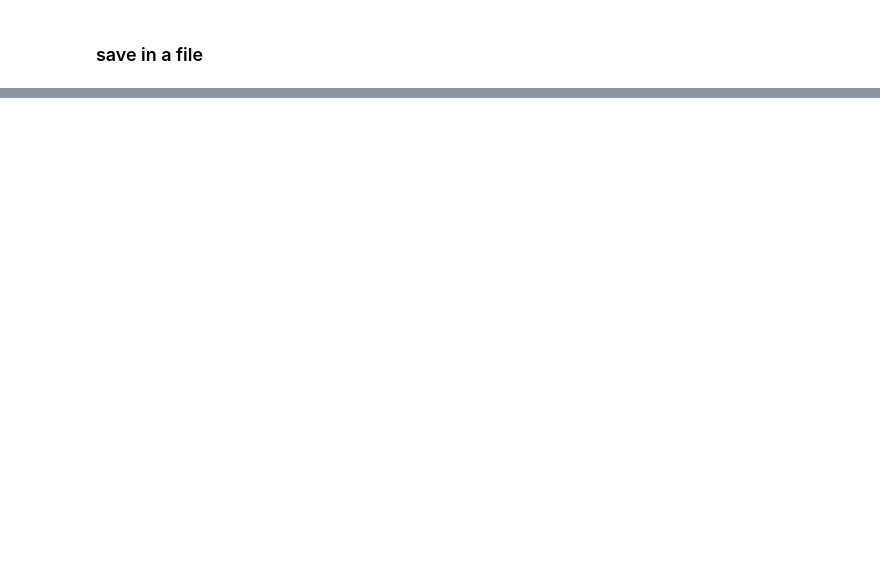
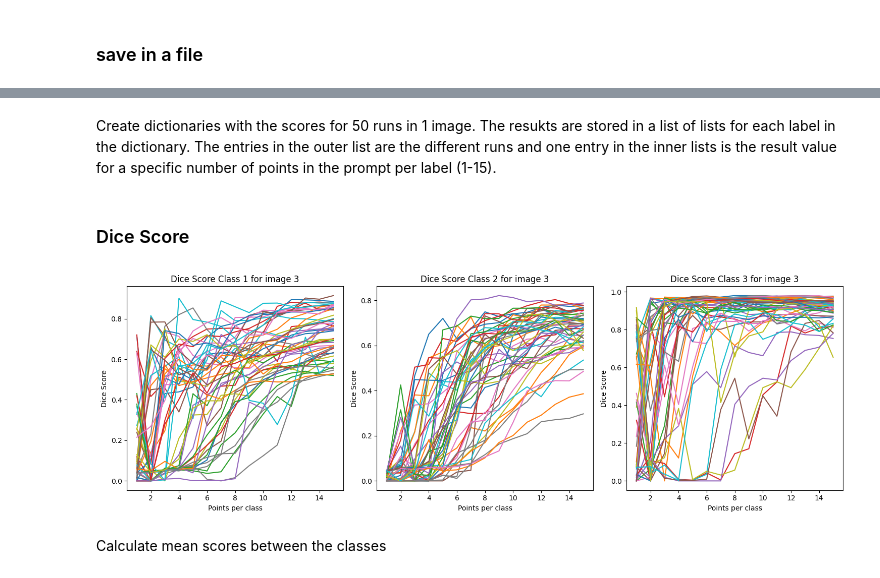
Before and after one commit to ThanhNguyen140/SAM_evaluation, a Jupyter notebook: lisa/result_analysis.ipynb, the cells around one changed output, grey strips where cells are left out. Saved outputs shown, nothing was run; the diff lists cells and outputs as text; code cells hidden in the pictures; blank space fills up the shorter version.

Commit message:
Result analysis Error sampling

```diff
--- a/lisa/result_analysis.ipynb
+++ b/lisa/result_analysis.ipynb
@@ -22,7 +26,7 @@ len(df_1_point)
 142100
 # %%
 df_error_sampling = pd.read_csv(
-    "/Users/lisa/Documents/Master/sam-lab/results/error_sampling_0.csv"
+    "/Users/lisa/Documents/Master/sam-lab/lisa/results/error_sampling_0.csv"
 )
 df_error_sampling.head()
 # %% [output]
@@ -57,0 +127,3 @@ df.to_csv("/Users/lisa/Documents/Master/sam-lab/results/complete_results.csv")
+# %%
+df = pd.read_csv("/Users/lisa/Documents/Master/sam-lab/lisa/results/complete_df.csv")
+df.head(10)
@@ -57,0 +144,6 @@ df.to_csv("/Users/lisa/Documents/Master/sam-lab/results/complete_results.csv")
+# %%
+n_points = list(range(1, 16))
+image_id = 3
+image_df = df[df["image_id"] == image_id]
+image_df = image_df.reset_index(drop=True)
+image_df
@@ -57,0 +164,38 @@ df.to_csv("/Users/lisa/Documents/Master/sam-lab/results/complete_results.csv")
+# %% [markdown]
+Create dictionaries with the scores for 50 runs in 1 image. The resukts are stored in a list of lists for each label in the dictionary.
+The entries in the outer list are the different runs and one entry in the inner lists is the result value for a specific number of points in the prompt per label (1-15).
+# %%
+dice_scores = {1: [], 2: [], 3: []}
+IOU_scores = {1: [], 2: [], 3: []}
+for batch_entry in range(batch_size):
+    for label in [1, 2, 3]:
+        label_scores_dice = []
+        label_scores_IOU = []
+        for n in n_points:
+            index = (n - 1) * batch_size + batch_entry
+
+            label_scores_dice.append(image_df.loc[index, f"dice_class_{label}"])
+            label_scores_IOU.append(image_df.loc[index, f"IOU_class_{label}"])
+        dice_scores[label].append(label_scores_dice)
+        IOU_scores[label].append(label_scores_IOU)
+# %% [markdown]
+### Dice Score
+# %%
+fig, axes = plt.subplots(1, 3, figsize=(15, 5))
+
+for i, label in enumerate([1, 2, 3]):
+    ax = axes[i]
+    for j, line in enumerate(dice_scores[label]):
+        ax.plot(range(1, 16), line, label=f"Line {j+1}")
+
+    ax.set_xlabel("Points per class")
+    ax.set_ylabel("Dice Score")
+    ax.set_title(f"Dice Score Class {label} for image {image_id}")
+
+
+plt.tight_layout()
+plt.show()
+# %% [output]
+[figure, added]
+# %% [markdown]
+Calculate mean scores between the classes
```
Also changed, not shown: parts of 27 cells of this notebook.
